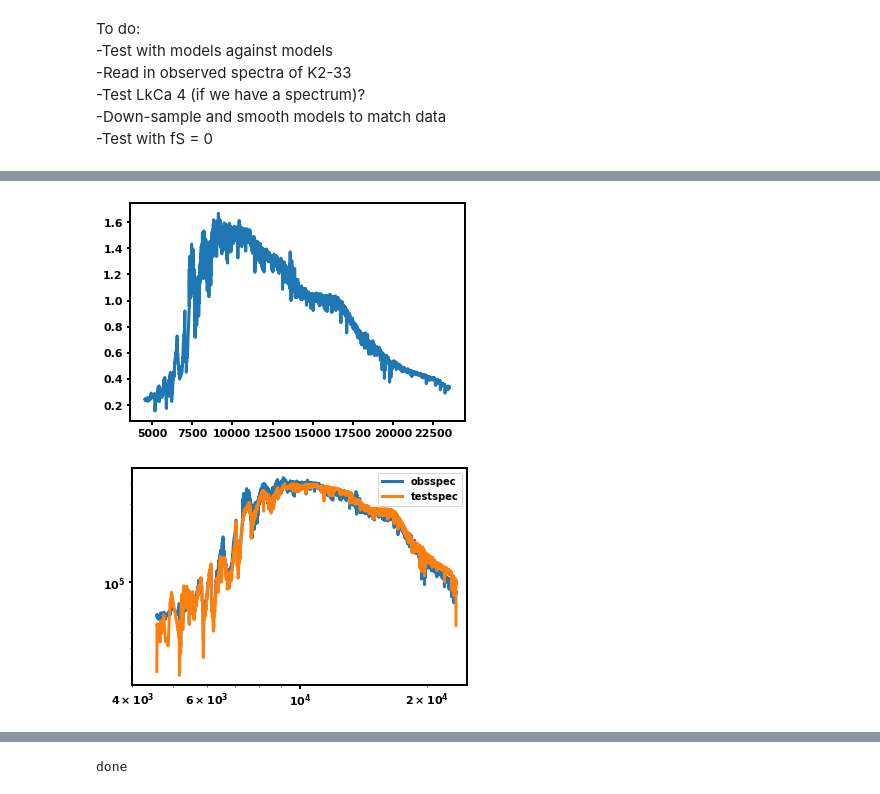
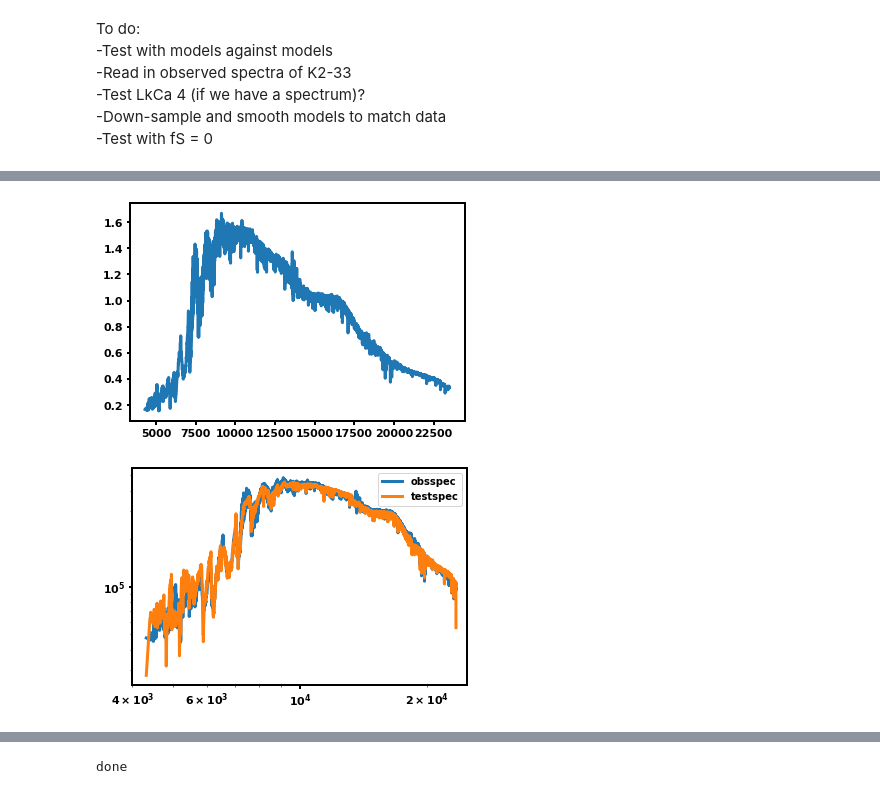
Before and after one commit to awmann/K233Spots, a Jupyter notebook: multi_spec_fit.ipynb, the cells around one changed output, grey strips where cells are left out. Cells and saved outputs as stored; diff of their text form; code cells hidden in the pictures.

```diff
--- a/multi_spec_fit.ipynb
+++ b/multi_spec_fit.ipynb
@@ -109,31 +155,0 @@ print(np.max(modelteff),np.min(modelteff))
-# %%
-obswav,obsspec,obserr,obstype = np.loadtxt('rawspec.txt',unpack=True,skiprows=1)
-
-plt.plot(obswav,obsspec)
-l1 = np.where(obstype == 1)
-plt.plot(obswav[l1],obsspec[l1])
-l2 = np.where(obstype == 2)
-plt.plot(obswav[l2],obsspec[l2])
-l3 = np.where(obstype == 3)
-plt.plot(obswav[l3],obsspec[l3])
-plt.xlim(4000,20000)
-plt.tight_layout()
-plt.show()
-
-#l4 = np.where(((obstype ==1)| (obstype ==2)) & (obswav > 4000))
-l4 = np.where((obswav > 4000) & (obswav<24000) & ((obswav > 8000)|(obstype<3)) & (obsspec > 0))
-opticalspec = obsspec[l4]
-opticalwav = obswav[l4]
-opticalerr = obserr[l4]
-l5 = np.where((obswav > 4000) & (obswav<23500) & (obsspec/obserr > 15))
-
-l5 = np.where((obswav > 4000) & (obswav<23500) & (obsspec/obserr > 15) & ((obswav > 6800)|(obswav<6300)))
-
-obsspec_cut = obsspec[l5]
-obswav_cut = obswav[l5]
-obserr_cut = obserr[l5]
-obstype_cut = obstype[l5]
-
-plt.plot(opticalwav,opticalspec)
-plt.tight_layout
-plt.show()
@@ -237,32 +230,31 @@ def ln_posterior(theta, modelteff, modelspectra, wav, obsspec, obstype, obserr )
         return -np.inf
     return ln_p + ln_like
 # %%
-l5 = np.where((obswav > 4000) & (obswav<23500) & (obsspec/obserr > 15))
 obsspec_cut = np.array(obsspec[l5])
 obswav_cut = np.array(obswav[l5])
 obserr_cut = np.array(obserr[l5])
 obstype_cut = np.array(obstype[l5])
 plt.plot(modelwave,obsspec_cut)
 plt.show()
 #bluenorm = np.median(testspec[np.where(obstype == 1)])/np.median(obsspec_cut[np.where(obstype_cut == 1)])
 #rednorm = np.median(testspec[np.where(obstype == 2)])/np.median(obsspec_cut[np.where(obstype_cut == 2)])
 #irnorm = np.median(testspec[np.where(obstype == 3)])/np.median(obsspec_cut[np.where(obstype_cut == 3)])
-bluenorm, rednorm, irnorm = [314802.917,409787.751, 306800.84062500385]
+bluenorm, rednorm, irnorm = [294802.917,299787.751, 296800]
 testspec = doublespec(modelteff,modelspectra,3540,3000,0.5)
-red = ext.extinguish(modelwave*u.AA, Av=0.8)
+red = ext.extinguish(modelwave*u.AA, Av=0.5)
 testspec *= red
 obsspec_plot = obsspec_cut/(np.median(obsspec_cut)/np.median(testspec))
 
 plt.plot(modelwave,obsspec_plot,label='obsspec')
 plt.plot(modelwave,testspec,label='testspec')
 plt.xscale('log')
 plt.yscale('log')
 plt.xlim(4000,25000)
 plt.legend()
 plt.show()
 # %% [output]
-[figure, old version]
+[figure, new version]
-[figure, old version]
+[figure, new version]
 # %%
 nwalkers, ndim = 30, 9
 nthreads = 12
```
Also changed, not shown: parts of 17 cells of this notebook, 4 other files.
